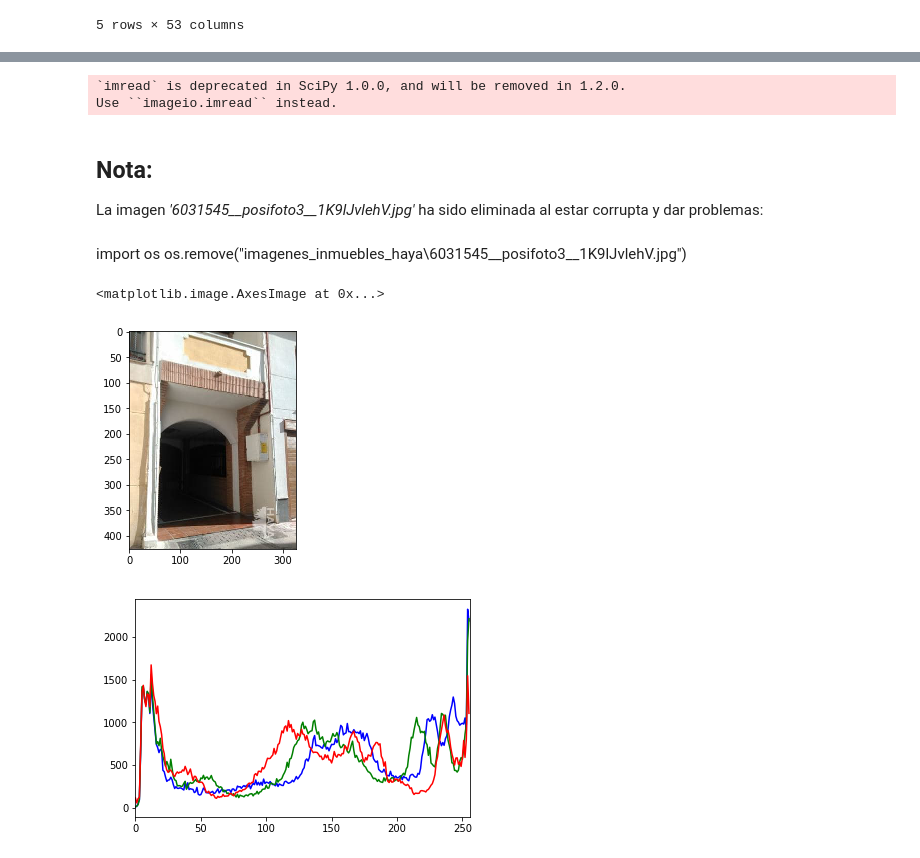
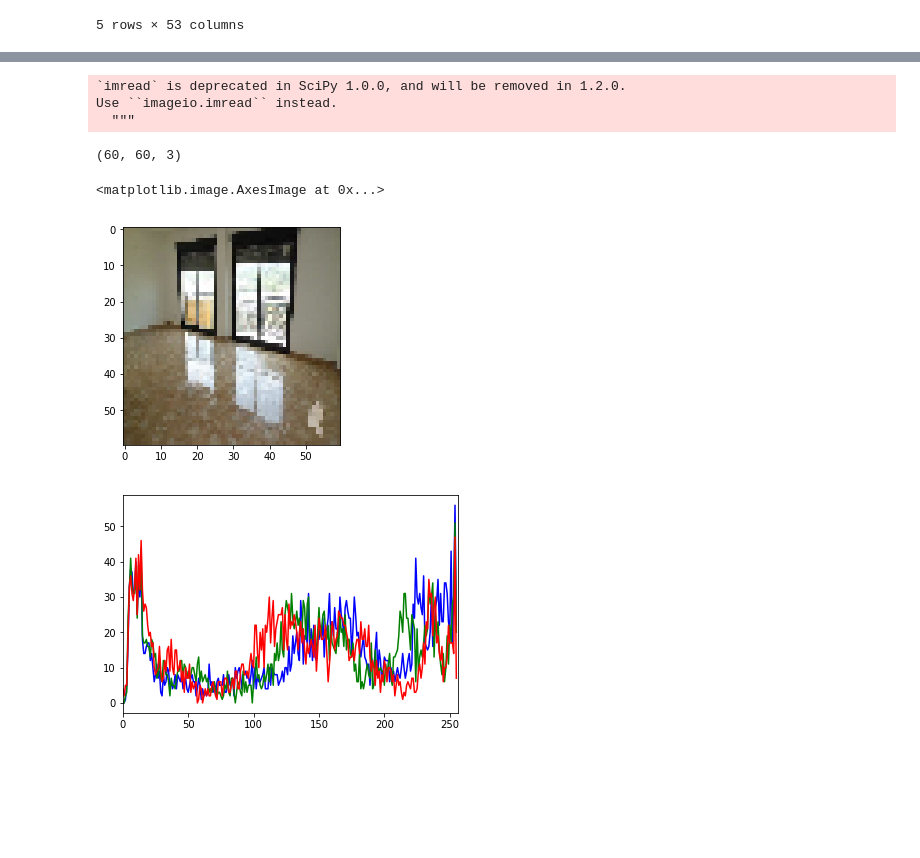
Before and after one commit to RohitUttam/UniversityHack2019, a Jupyter notebook: Expl_ini_images.ipynb, the cells around one changed output, grey strips where cells are left out. Cells and saved outputs as stored; diff of their text form; code cells hidden in the pictures; blank space fills up the shorter version.

```diff
--- a/Expl_ini_images.ipynb
+++ b/Expl_ini_images.ipynb
@@ -56,3 +35,10 @@ def load_images(filenames):
     return images
+# %%
+width, height= 60,60
+
+def load_images2(path):
+    filenames= sorted(glob.glob(path))[0:10]
+    images =np.asarray([cv2.resize(scpm.imread(file, mode= 'RGB'),(width,height)) for file in filenames])
+    return images
 # %%
 names = sorted(glob.glob('imagenes_inmuebles_haya/*.jpg'))
@@ -79,19 +45,18 @@ names
+# %%
+images=load_images2('imagenes_inmuebles_haya/*.jpg')
+# %% [output]
+`imread` is deprecated in SciPy 1.0.0, and will be removed in 1.2.0.
+Use ``imageio.imread`` instead.
+  """
 # %%
-images=load_images(names[0:100])
+images[0].shape
 # %% [output]
-`imread` is deprecated in SciPy 1.0.0, and will be removed in 1.2.0.
-Use ``imageio.imread`` instead.
+(60, 60, 3)
-# %% [markdown]
-## Nota:
-La imagen *'6031545__posifoto3__1K9lJvlehV.jpg'* ha sido eliminada al estar corrupta y dar problemas:
-# %% [markdown]
-import os
-os.remove("imagenes_inmuebles_haya\\6031545__posifoto3__1K9lJvlehV.jpg")
 # %%
-plt.imshow(images[0])
+plt.imshow(images[8])
 # %% [output]
 <matplotlib.image.AxesImage at 0x...>
-[figure, old version]
+[figure, new version]
 # %%
 import cv2
 import numpy as np
@@ -104,4 +69,4 @@ for i,col in enumerate(color):
     plt.xlim([0,256])
 plt.show()
 # %% [output]
-[figure, old version]
+[figure, new version]
```
Also changed, not shown: parts of 20 cells of this notebook.
